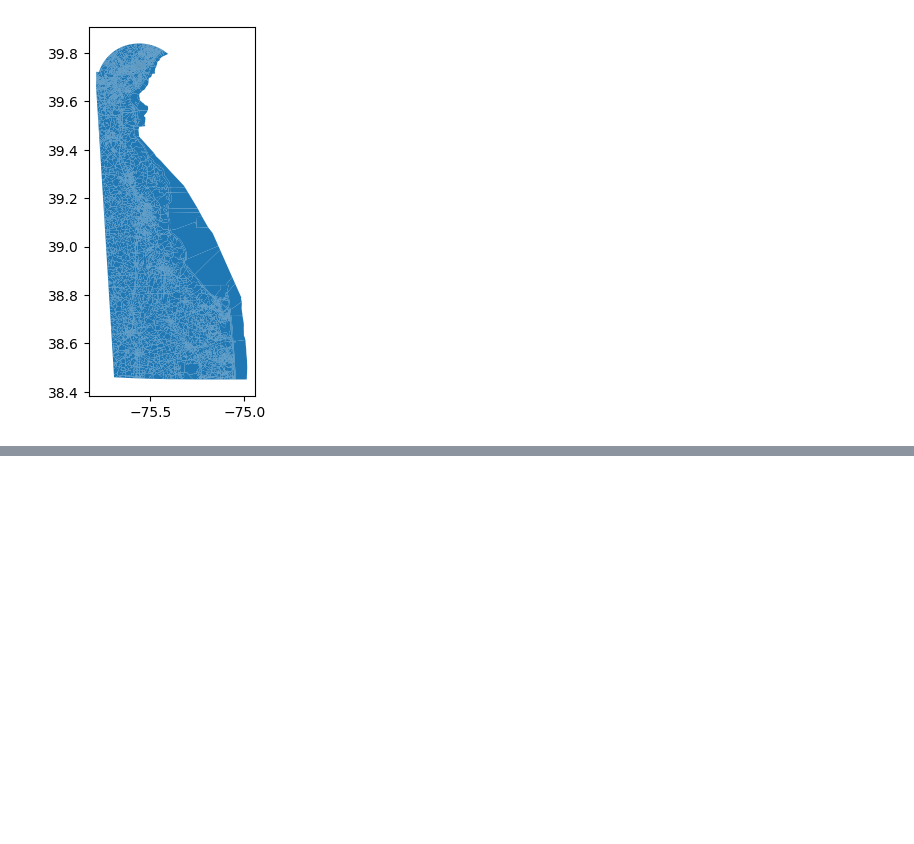
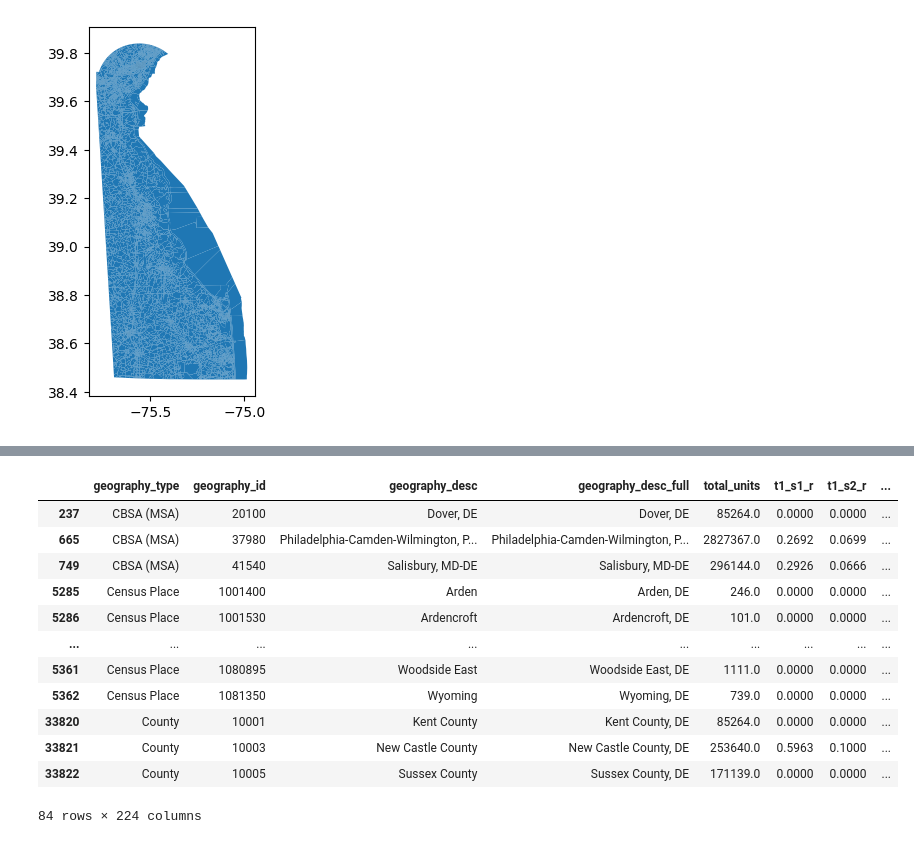
Before and after one commit to ReidelVichot/DE_CAI_broadband, a Jupyter notebook: MergingDataset.ipynb, the cells around one changed output, grey strips where cells are left out. Cells and saved outputs as stored; diff of their text form; code cells hidden in the pictures; blank space fills up the shorter version.

```diff
--- a/MergingDataset.ipynb
+++ b/MergingDataset.ipynb
@@ -149,3 +159,5 @@ ct.plot()
 # %% [output]
 <Axes: >
 [figure]
+# %%
+broadband = pd.read_csv("/content/drive/MyDrive/BroadbandOrg/bdc_us_broadband_summary_by_geography_123122.csv")
@@ -151,0 +178,16 @@ ct.plot()
+# %%
+broadband[broadband["geography_desc_full"].str.contains("DE")]
+# %% [output]
+|  | geography_type | geography_id | geography_desc | geography_desc_full | total_units | t1_s1_r | t1_s2_r | ... |
+| 237 | CBSA (MSA) | 20100 | Dover, DE | Dover, DE | 85264.0 | 0.0000 | 0.0000 | ... |
+| 665 | CBSA (MSA) | 37980 | Philadelphia-Camden-Wilmington, P... | Philadelphia-Camden-Wilmington, P... | 2827367.0 | 0.2692 | 0.0699 | ... |
+| 749 | CBSA (MSA) | 41540 | Salisbury, MD-DE | Salisbury, MD-DE | 296144.0 | 0.2926 | 0.0666 | ... |
+| 5285 | Census Place | 1001400 | Arden | Arden, DE | 246.0 | 0.0000 | 0.0000 | ... |
+| 5286 | Census Place | 1001530 | Ardencroft | Ardencroft, DE | 101.0 | 0.0000 | 0.0000 | ... |
+| ... | ... | ... | ... | ... | ... | ... | ... | ... |
+| 5361 | Census Place | 1080895 | Woodside East | Woodside East, DE | 1111.0 | 0.0000 | 0.0000 | ... |
+| 5362 | Census Place | 1081350 | Wyoming | Wyoming, DE | 739.0 | 0.0000 | 0.0000 | ... |
+| 33820 | County | 10001 | Kent County | Kent County, DE | 85264.0 | 0.0000 | 0.0000 | ... |
+| 33821 | County | 10003 | New Castle County | New Castle County, DE | 253640.0 | 0.5963 | 0.1000 | ... |
+| 33822 | County | 10005 | Sussex County | Sussex County, DE | 171139.0 | 0.0000 | 0.0000 | ... |
+84 rows × 224 columns
```
Also changed, not shown: parts of 7 cells of this notebook.
